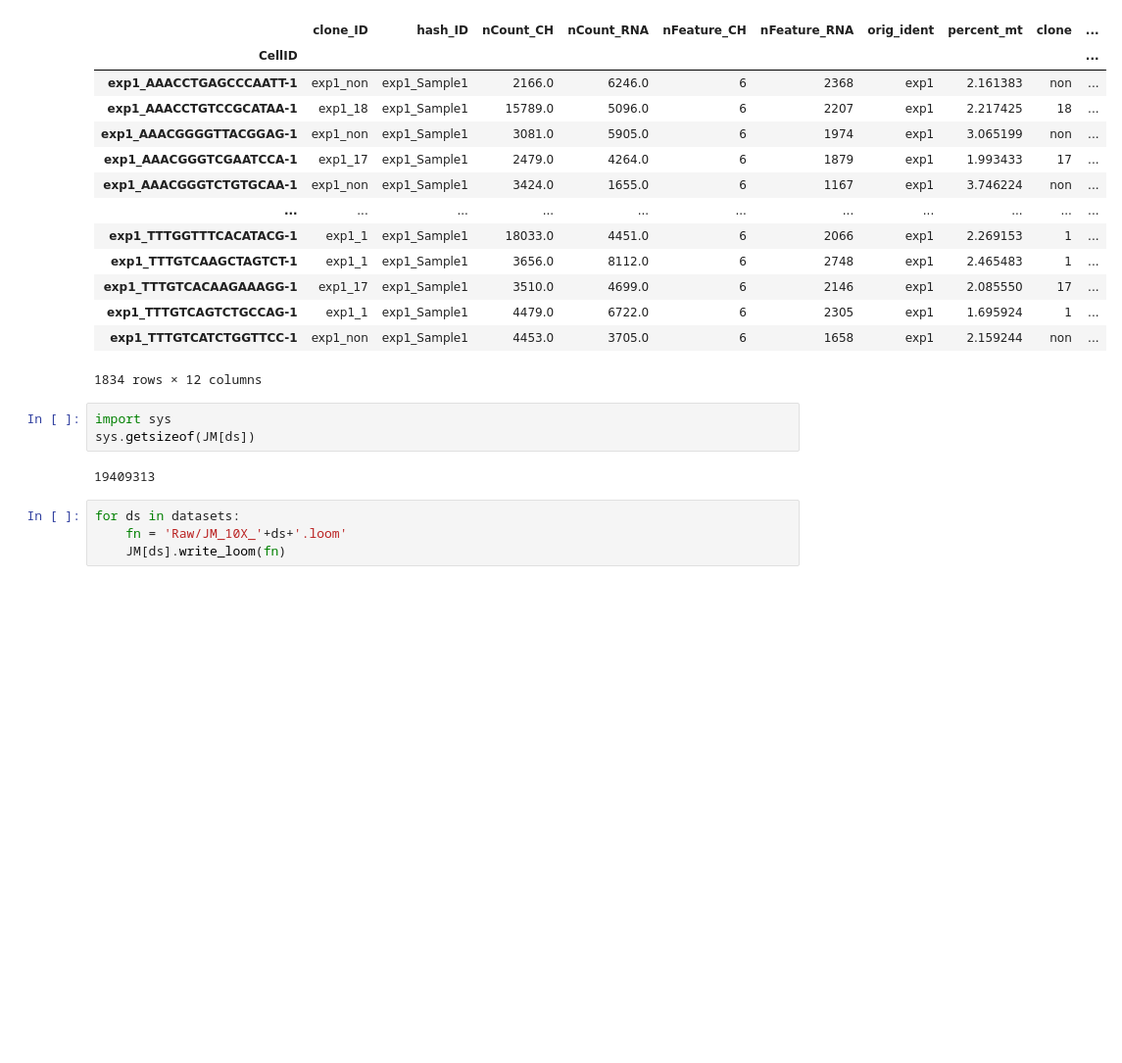
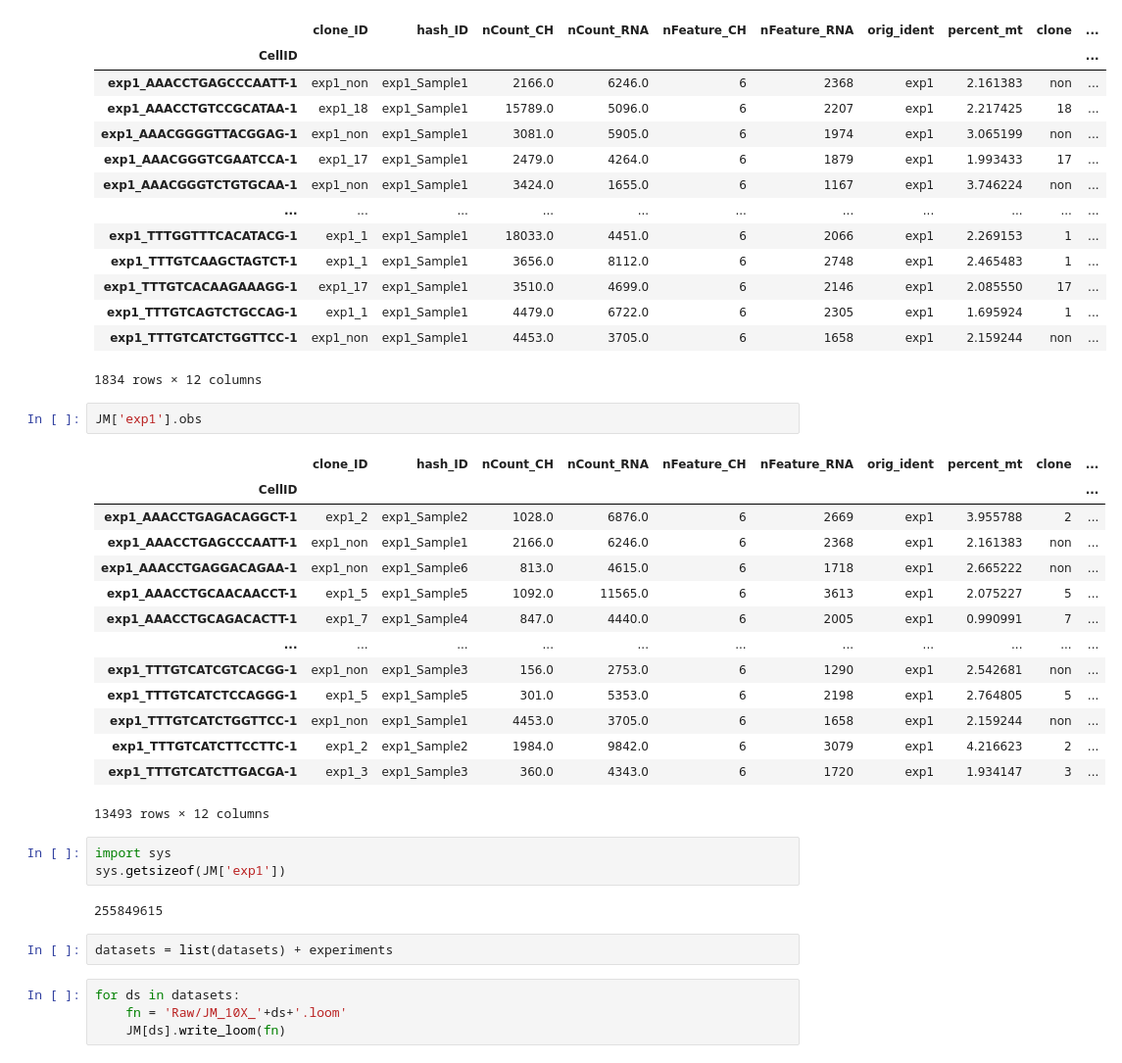
Before and after one commit to MartyWeissman/ClonalOmics10X, a Jupyter notebook: Big_10X_Preprocessing.ipynb, the cells around one changed output. Shown at 98% size. Saved outputs shown, nothing was run; the diff lists cells and outputs as text; blank space fills up the shorter version.

```diff
--- a/Big_10X_Preprocessing.ipynb
+++ b/Big_10X_Preprocessing.ipynb
@@ -309,11 +318,30 @@ JM['exp1_Sample1'].obs
 | exp1_TTTGTCAGTCTGCCAG-1 | exp1_1 | exp1_Sample1 | 4479.0 | 6722.0 | 6 | 2305 | exp1 | 1.695924 | 1 | ... |
 | exp1_TTTGTCATCTGGTTCC-1 | exp1_non | exp1_Sample1 | 4453.0 | 3705.0 | 6 | 1658 | exp1 | 2.159244 | non | ... |
 1834 rows × 12 columns
+# %%
+JM['exp1'].obs
+# %% [output]
+|  | clone_ID | hash_ID | nCount_CH | nCount_RNA | nFeature_CH | nFeature_RNA | orig_ident | percent_mt | clone | ... |
+| CellID |  |  |  |  |  |  |  |  |  | ... |
+| exp1_AAACCTGAGACAGGCT-1 | exp1_2 | exp1_Sample2 | 1028.0 | 6876.0 | 6 | 2669 | exp1 | 3.955788 | 2 | ... |
+| exp1_AAACCTGAGCCCAATT-1 | exp1_non | exp1_Sample1 | 2166.0 | 6246.0 | 6 | 2368 | exp1 | 2.161383 | non | ... |
+| exp1_AAACCTGAGGACAGAA-1 | exp1_non | exp1_Sample6 | 813.0 | 4615.0 | 6 | 1718 | exp1 | 2.665222 | non | ... |
+| exp1_AAACCTGCAACAACCT-1 | exp1_5 | exp1_Sample5 | 1092.0 | 11565.0 | 6 | 3613 | exp1 | 2.075227 | 5 | ... |
+| exp1_AAACCTGCAGACACTT-1 | exp1_7 | exp1_Sample4 | 847.0 | 4440.0 | 6 | 2005 | exp1 | 0.990991 | 7 | ... |
+| ... | ... | ... | ... | ... | ... | ... | ... | ... | ... | ... |
+| exp1_TTTGTCATCGTCACGG-1 | exp1_non | exp1_Sample3 | 156.0 | 2753.0 | 6 | 1290 | exp1 | 2.542681 | non | ... |
+| exp1_TTTGTCATCTCCAGGG-1 | exp1_5 | exp1_Sample5 | 301.0 | 5353.0 | 6 | 2198 | exp1 | 2.764805 | 5 | ... |
+| exp1_TTTGTCATCTGGTTCC-1 | exp1_non | exp1_Sample1 | 4453.0 | 3705.0 | 6 | 1658 | exp1 | 2.159244 | non | ... |
+| exp1_TTTGTCATCTTCCTTC-1 | exp1_2 | exp1_Sample2 | 1984.0 | 9842.0 | 6 | 3079 | exp1 | 4.216623 | 2 | ... |
+| exp1_TTTGTCATCTTGACGA-1 | exp1_3 | exp1_Sample3 | 360.0 | 4343.0 | 6 | 1720 | exp1 | 1.934147 | 3 | ... |
+13493 rows × 12 columns
 # %%
 import sys
-sys.getsizeof(JM[ds])
+sys.getsizeof(JM['exp1'])
 # %% [output]
-19409313
+255849615
+# %%
+datasets = list(datasets) + experiments
 # %%
 for ds in datasets:
     fn = 'Raw/JM_10X_'+ds+'.loom'
```
Also changed, not shown: parts of 14 cells of this notebook, 13 other files.
